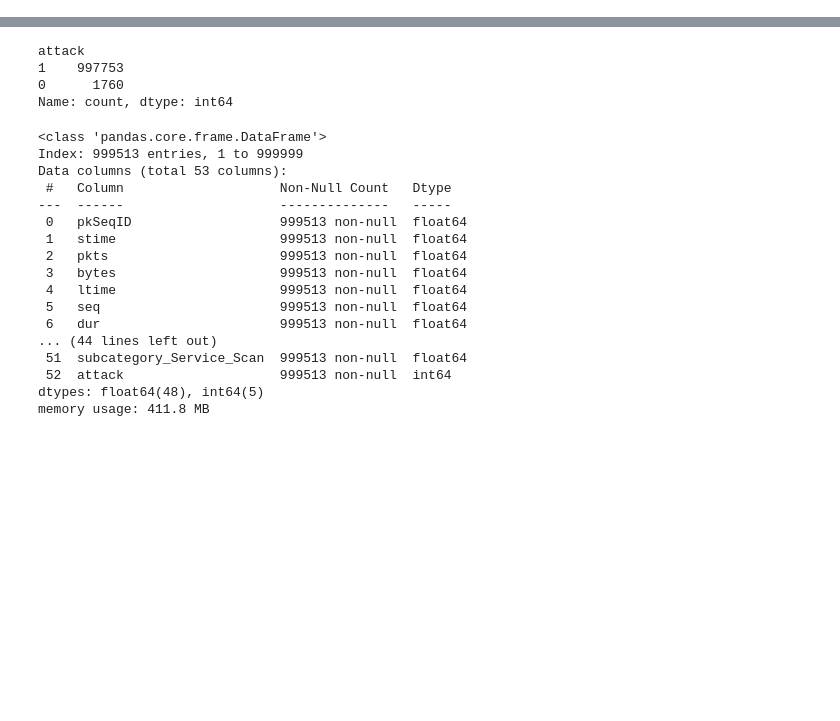
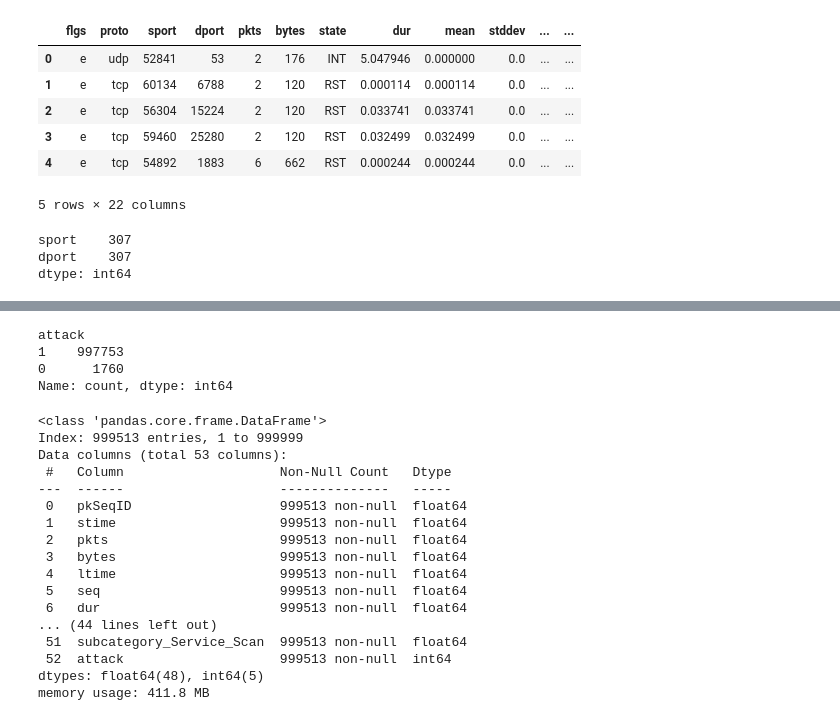
Before and after one commit to AlbiAkhsanul/Attack-Detection-BotIot-Dataset, a Jupyter notebook: Utils/EDA_v2.ipynb, the cells around one changed output, grey strips where cells are left out. Saved outputs shown, nothing was run; the diff lists cells and outputs as text; code cells hidden in the pictures; blank space fills up the shorter version.

```diff
--- a/Utils/EDA_v2.ipynb
+++ b/Utils/EDA_v2.ipynb
@@ -48,0 +83,4 @@ df.drop(columns=["smac", "dmac", "soui", "doui", "sco", "dco"], inplace=True)
+# %%
+# Menghapus kolom yang tidak relevan atau yang seluruhnya berisi nilai null.
+# Kolom-kolom ini ('smac', 'dmac', 'soui', 'doui', 'sco', 'dco') tidak memberikan informasi yang berguna untuk analisis.
+df_balanced.drop(columns=["smac", "dmac", "soui", "doui", "sco", "dco"], inplace=True)
@@ -49 +107,11 @@ df.drop(columns=["smac", "dmac", "soui", "doui", "sco", "dco"], inplace=True)
+# %%
+df_balanced.head()
+# %% [output]
+|  | flgs | proto | sport | dport | pkts | bytes | state | dur | mean | stddev | ... | ... |
+| 0 | e | udp | 52841 | 53 | 2 | 176 | INT | 5.047946 | 0.000000 | 0.0 | ... | ... |
+| 1 | e | tcp | 60134 | 6788 | 2 | 120 | RST | 0.000114 | 0.000114 | 0.0 | ... | ... |
+| 2 | e | tcp | 56304 | 15224 | 2 | 120 | RST | 0.033741 | 0.033741 | 0.0 | ... | ... |
+| 3 | e | tcp | 59460 | 25280 | 2 | 120 | RST | 0.032499 | 0.032499 | 0.0 | ... | ... |
+| 4 | e | tcp | 54892 | 1883 | 6 | 662 | RST | 0.000244 | 0.000244 | 0.0 | ... | ... |
+5 rows × 22 columns
 # %%
@@ -51,2 +119,7 @@ df.drop_duplicates(inplace=True)
 # %%
-df.dropna(subset=["sport", "dport"], inplace=True)
+missing = df_balanced.isnull().sum()
+print(missing[missing > 0])
+# %% [output]
+sport    307
+dport    307
+dtype: int64
```
Also changed, not shown: parts of 10 cells of this notebook.
